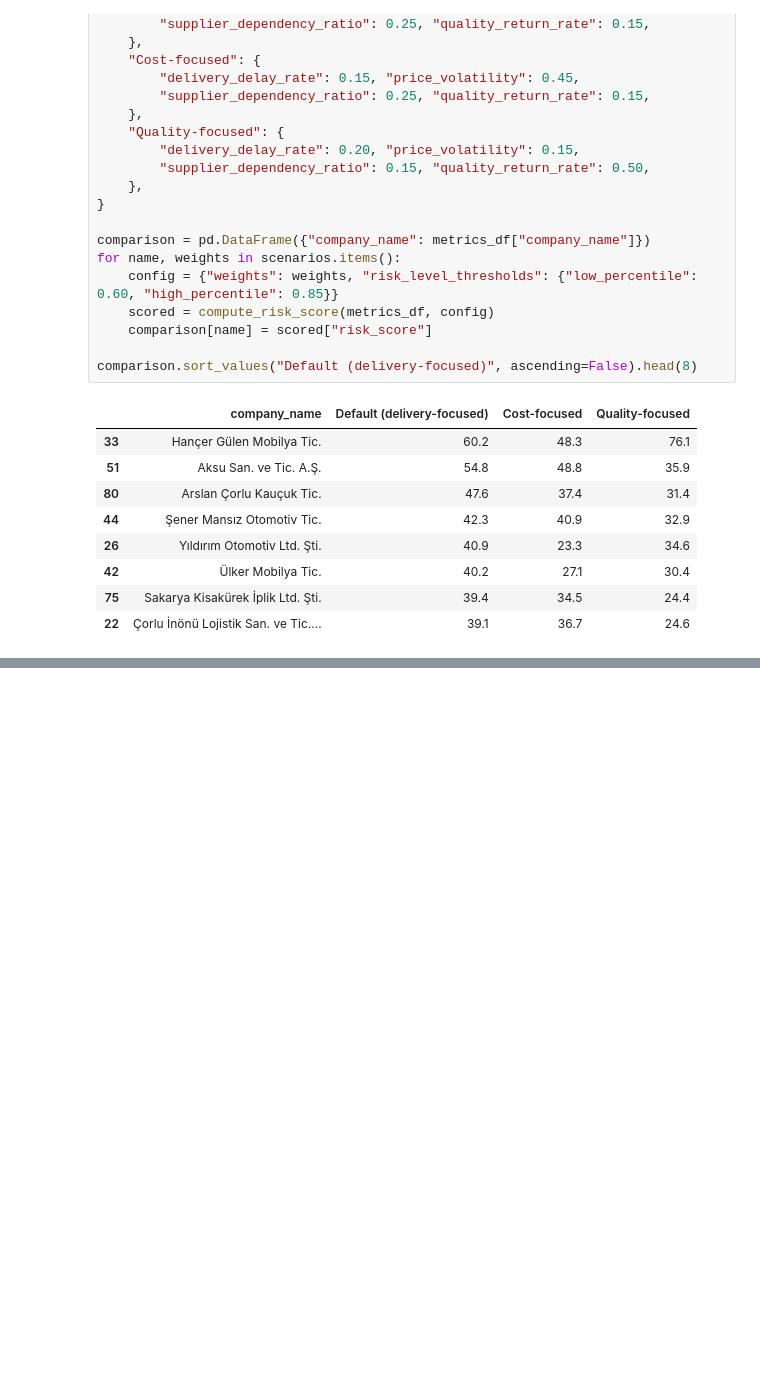
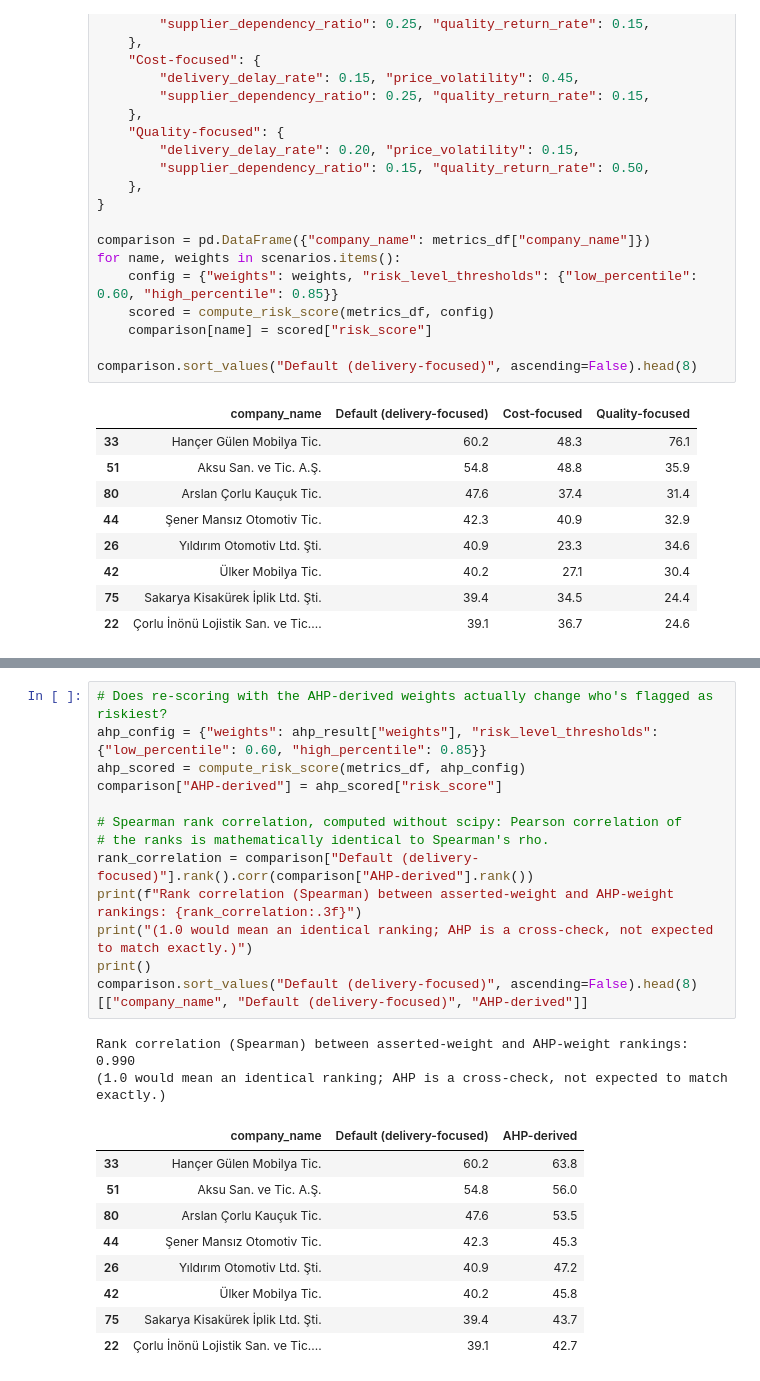
Before and after one commit to AykutKocer/supplier-risk-scoring, a Jupyter notebook: notebooks/supplier_risk_analysis.ipynb, the cells around one changed output, grey strips where cells are left out. Drawn from its saved outputs; the diff is of its cells as text; blank space fills up the shorter version.

```diff
--- a/notebooks/supplier_risk_analysis.ipynb
+++ b/notebooks/supplier_risk_analysis.ipynb
@@ -331,3 +369,28 @@ comparison.sort_values("Default (delivery-focused)", ascending=False).head(8)
+# %%
+# Does re-scoring with the AHP-derived weights actually change who's flagged as riskiest?
+ahp_config = {"weights": ahp_result["weights"], "risk_level_thresholds": {"low_percentile": 0.60, "high_percentile": 0.85}}
+ahp_scored = compute_risk_score(metrics_df, ahp_config)
+comparison["AHP-derived"] = ahp_scored["risk_score"]
+
+# Spearman rank correlation, computed without scipy: Pearson correlation of
+# the ranks is mathematically identical to Spearman's rho.
+rank_correlation = comparison["Default (delivery-focused)"].rank().corr(comparison["AHP-derived"].rank())
+print(f"Rank correlation (Spearman) between asserted-weight and AHP-weight rankings: {rank_correlation:.3f}")
+print("(1.0 would mean an identical ranking; AHP is a cross-check, not expected to match exactly.)")
+print()
+comparison.sort_values("Default (delivery-focused)", ascending=False).head(8)[["company_name", "Default (delivery-focused)", "AHP-derived"]]
+# %% [output]
+Rank correlation (Spearman) between asserted-weight and AHP-weight rankings: 0.990
+(1.0 would mean an identical ranking; AHP is a cross-check, not expected to match exactly.)
+|  | company_name | Default (delivery-focused) | AHP-derived |
+| 33 | Hançer Gülen Mobilya Tic. | 60.2 | 63.8 |
+| 51 | Aksu San. ve Tic. A.Ş. | 54.8 | 56.0 |
+| 80 | Arslan Çorlu Kauçuk Tic. | 47.6 | 53.5 |
+| 44 | Şener Mansız Otomotiv Tic. | 42.3 | 45.3 |
+| 26 | Yıldırım Otomotiv Ltd. Şti. | 40.9 | 47.2 |
+| 42 | Ülker Mobilya Tic. | 40.2 | 45.8 |
+| 75 | Sakarya Kisakürek İplik Ltd. Şti. | 39.4 | 43.7 |
+| 22 | Çorlu İnönü Lojistik San. ve Tic.... | 39.1 | 42.7 |
 # %% [markdown]
 ## Key takeaways
 
```
Also changed, not shown: parts of 4 cells of this notebook, 6 other files.
